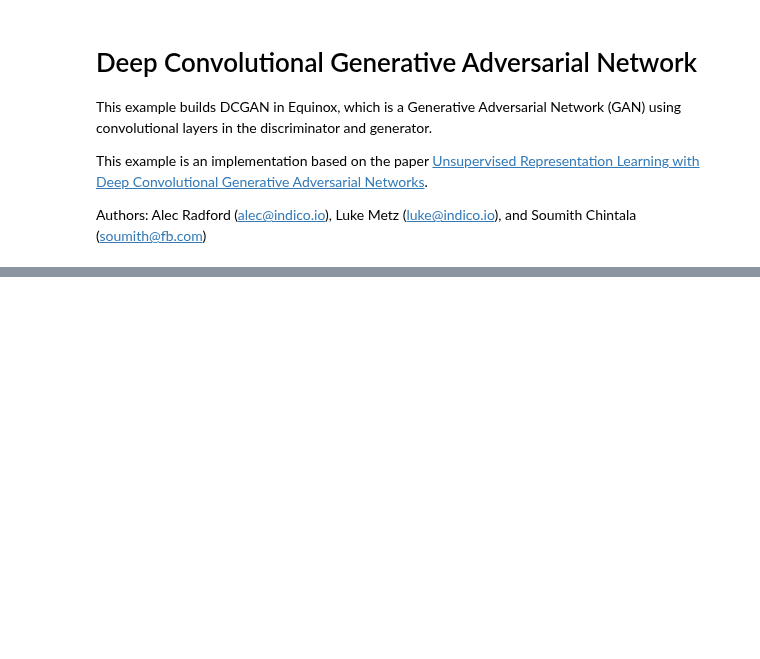
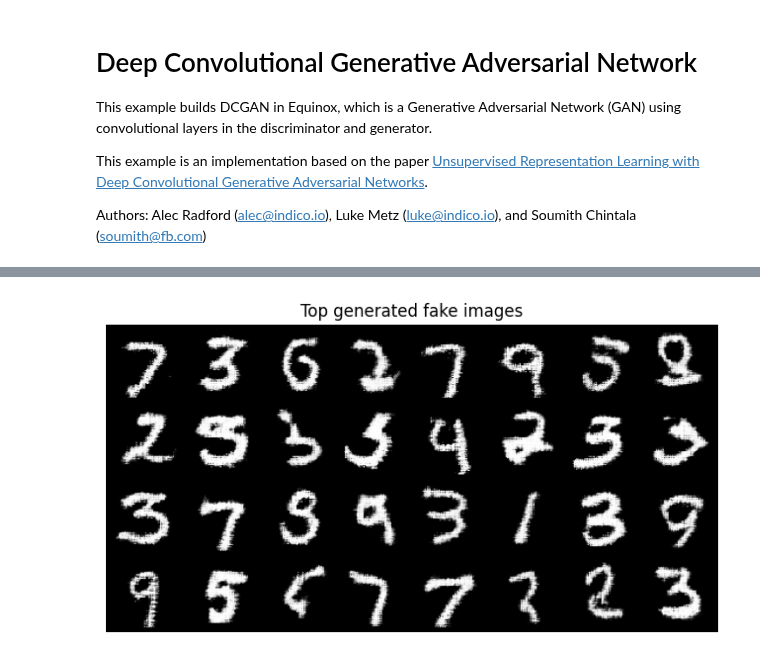
Before and after one commit to patrick-kidger/equinox, a Jupyter notebook: examples/deep_convolutional_gan.ipynb, the cells around one changed output, grey strips where cells are left out. Cells and saved outputs as stored; diff of their text form; code cells hidden in the pictures; blank space fills up the shorter version.

Commit message:
Added the training loop and evaluation for the DCGAN Example

```diff
--- a/examples/deep_convolutional_gan.ipynb
+++ b/examples/deep_convolutional_gan.ipynb
@@ -27,3 +27,6 @@ beta2 = 0.999
 
 batch_size = 32
 epochs = 10
+
+image_size = (64, 64, 1)
+latent_size = 100
@@ -244,0 +453,14 @@ plt.imshow(
+# %%
+generator, discriminator, generator_state, discriminator_state, key = train(
+    generator,
+    discriminator,
+    generator_optimizer,
+    discriminator_optimizer,
+    generator_opt_state,
+    discriminator_opt_state,
+    generator_state,
+    discriminator_state,
+    dataloader,
+    epochs,
+    key,
+)
@@ -244,0 +507,46 @@ plt.imshow(
+# %%
+# Doing inference to test the model
+
+key, subkey = jax.random.split(key)
+noise = jax.random.normal(subkey, (1000, latent_size, 1, 1))
+
+
+@eqx.filter_jit
+def evaluate(model, xx):
+    out, _ = jax.vmap(model)(xx)
+    return out
+
+
+inference_gen = eqx.tree_inference(generator, value=True)
+inference_gen = eqx.Partial(inference_gen, state=generator_state)
+
+generated_images = evaluate(inference_gen, noise)
+
+inference_discriminator = eqx.tree_inference(discriminator, value=True)
+inference_discriminator = eqx.Partial(
+    inference_discriminator, state=discriminator_state
+)
+
+logits = evaluate(inference_discriminator, generated_images)
+
+plt.figure(figsize=(8, 8))
+plt.axis("off")
+plt.title("Top generated fake images")
+plt.imshow(
+    jnp.transpose(
+        vutils.make_grid(
+            torch.Tensor(generated_images.tolist())[
+                ((torch.Tensor(jax.nn.sigmoid(logits).tolist()).squeeze()))
+                .topk(32)
+                .indices.tolist()
+            ],
+            padding=2,
+            normalize=True,
+        )
+        .detach()
+        .numpy(),
+        (1, 2, 0),
+    )
+);
+# %% [output]
+[figure, added]
```
Also changed, not shown: parts of 14 cells of this notebook.
